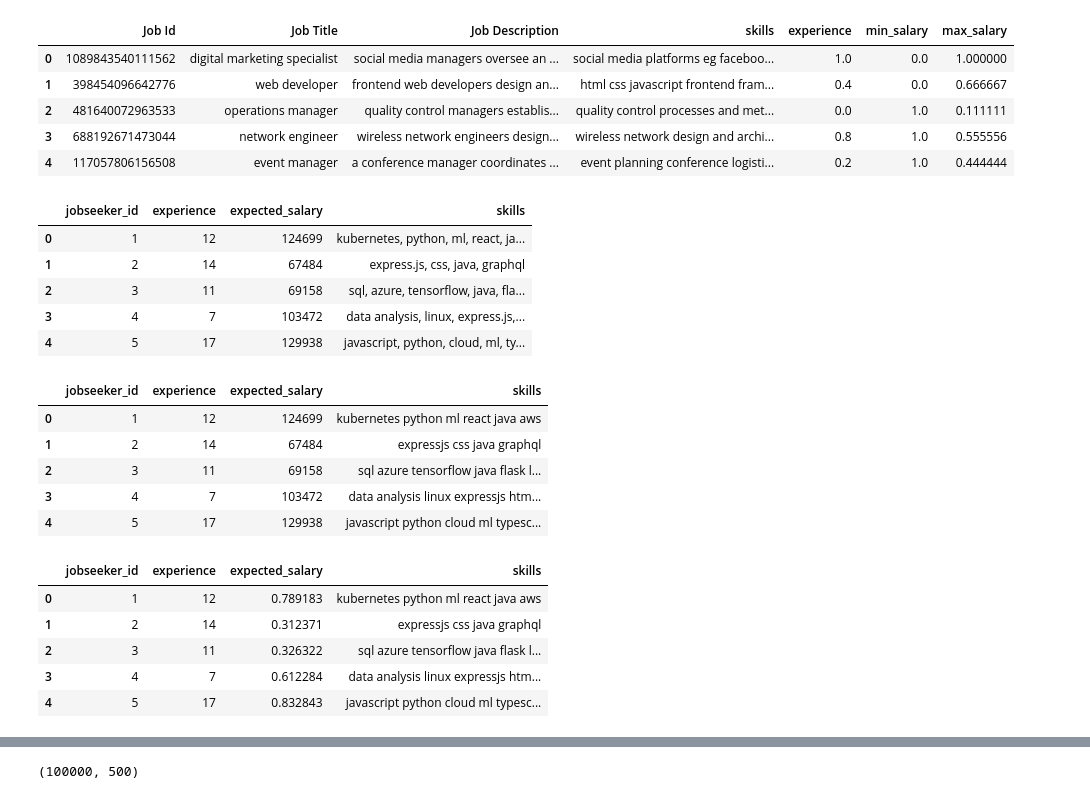
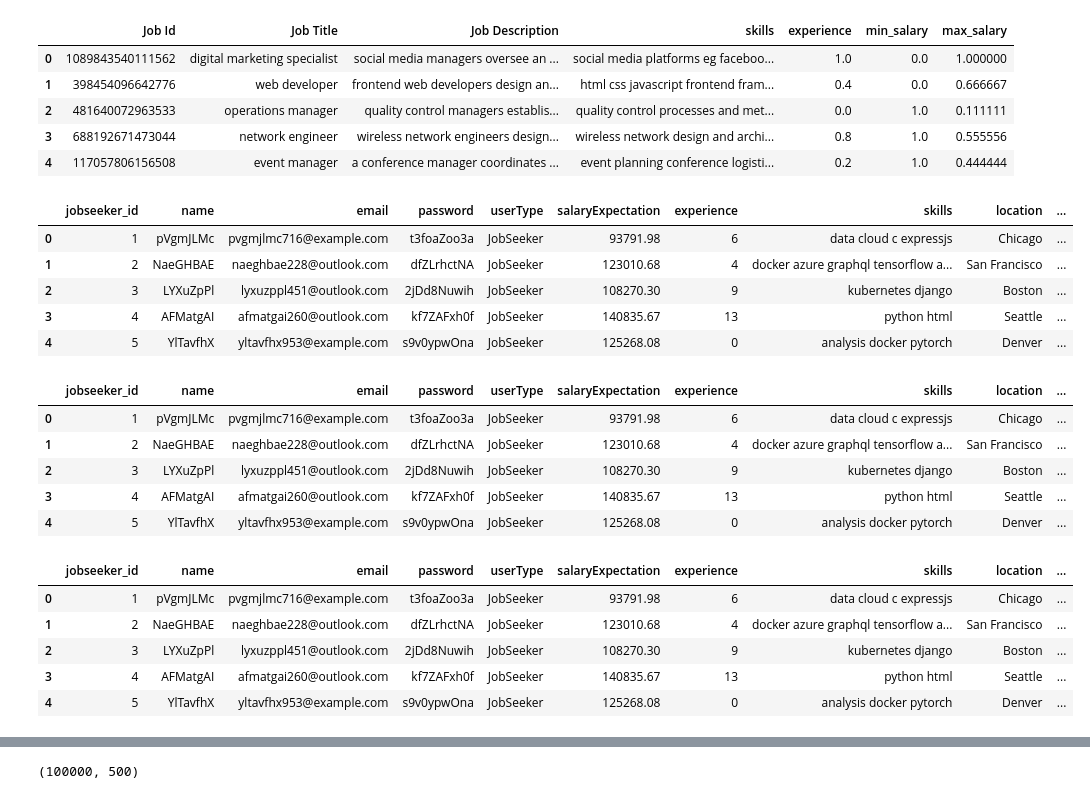
Before and after one commit to Tashrif-007/JobNode, a Jupyter notebook: recApi/train_script/jobRec.ipynb, the cells around one changed output, grey strips where cells are left out. Drawn from its saved outputs; the diff is of its cells as text; code cells hidden in the pictures.

Commit message:
dataset generated

```diff
--- a/recApi/train_script/jobRec.ipynb
+++ b/recApi/train_script/jobRec.ipynb
@@ -139,15 +139,15 @@ df.head()
 | 3 | 688192671473044 | network engineer | wireless network engineers design... | wireless network design and archi... | 0.8 | 1.0 | 0.555556 |
 | 4 | 117057806156508 | event manager | a conference manager coordinates ... | event planning conference logisti... | 0.2 | 1.0 | 0.444444 |
 # %%
-jobSeeker = pd.read_csv("../dataset/job_seekers.csv")
+jobSeeker = pd.read_csv("../dataset/jobseekers_dataset.csv")
 jobSeeker.head()
 # %% [output]
-|  | jobseeker_id | experience | expected_salary | skills |
-| 0 | 1 | 12 | 124699 | kubernetes, python, ml, react, ja... |
-| 1 | 2 | 14 | 67484 | express.js, css, java, graphql |
-| 2 | 3 | 11 | 69158 | sql, azure, tensorflow, java, fla... |
-| 3 | 4 | 7 | 103472 | data analysis, linux, express.js,... |
-| 4 | 5 | 17 | 129938 | javascript, python, cloud, ml, ty... |
+|  | jobseeker_id | name | email | password | userType | salaryExpectation | experience | skills | location | ... |
+| 0 | 1 | pVgmJLMc | pvgmjlmc716@example.com | t3foaZoo3a | JobSeeker | 93791.98 | 6 | data cloud c expressjs | Chicago | ... |
+| 1 | 2 | NaeGHBAE | naeghbae228@outlook.com | dfZLrhctNA | JobSeeker | 123010.68 | 4 | docker azure graphql tensorflow a... | San Francisco | ... |
+| 2 | 3 | LYXuZpPl | lyxuzppl451@outlook.com | 2jDd8Nuwih | JobSeeker | 108270.30 | 9 | kubernetes django | Boston | ... |
+| 3 | 4 | AFMatgAI | afmatgai260@outlook.com | kf7ZAFxh0f | JobSeeker | 140835.67 | 13 | python html | Seattle | ... |
+| 4 | 5 | YlTavfhX | yltavfhx953@example.com | s9v0ypwOna | JobSeeker | 125268.08 | 0 | analysis docker pytorch | Denver | ... |
 # %%
 # Apply cleaning to text columns
 jobSeeker['skills'] = jobSeeker['skills'].apply(clean_text)
@@ -155,22 +155,22 @@ jobSeeker['skills'] = jobSeeker['skills'].apply(clean_text)
 # Check the cleaned data
 jobSeeker.head()
 # %% [output]
-|  | jobseeker_id | experience | expected_salary | skills |
-| 0 | 1 | 12 | 124699 | kubernetes python ml react java aws |
-| 1 | 2 | 14 | 67484 | expressjs css java graphql |
-| 2 | 3 | 11 | 69158 | sql azure tensorflow java flask l... |
-| 3 | 4 | 7 | 103472 | data analysis linux expressjs htm... |
-| 4 | 5 | 17 | 129938 | javascript python cloud ml typesc... |
+|  | jobseeker_id | name | email | password | userType | salaryExpectation | experience | skills | location | ... |
+| 0 | 1 | pVgmJLMc | pvgmjlmc716@example.com | t3foaZoo3a | JobSeeker | 93791.98 | 6 | data cloud c expressjs | Chicago | ... |
+| 1 | 2 | NaeGHBAE | naeghbae228@outlook.com | dfZLrhctNA | JobSeeker | 123010.68 | 4 | docker azure graphql tensorflow a... | San Francisco | ... |
+| 2 | 3 | LYXuZpPl | lyxuzppl451@outlook.com | 2jDd8Nuwih | JobSeeker | 108270.30 | 9 | kubernetes django | Boston | ... |
+| 3 | 4 | AFMatgAI | afmatgai260@outlook.com | kf7ZAFxh0f | JobSeeker | 140835.67 | 13 | python html | Seattle | ... |
+| 4 | 5 | YlTavfhX | yltavfhx953@example.com | s9v0ypwOna | JobSeeker | 125268.08 | 0 | analysis docker pytorch | Denver | ... |
 # %%
-jobSeeker[['expected_salary']] = scaler.fit_transform(jobSeeker[['expected_salary']])
+jobSeeker[['expected_salary']] = scaler.fit_transform(jobSeeker[['salaryExpectation']])
 jobSeeker.head()
 # %% [output]
-|  | jobseeker_id | experience | expected_salary | skills |
-| 0 | 1 | 12 | 0.789183 | kubernetes python ml react java aws |
-| 1 | 2 | 14 | 0.312371 | expressjs css java graphql |
-| 2 | 3 | 11 | 0.326322 | sql azure tensorflow java flask l... |
-| 3 | 4 | 7 | 0.612284 | data analysis linux expressjs htm... |
-| 4 | 5 | 17 | 0.832843 | javascript python cloud ml typesc... |
+|  | jobseeker_id | name | email | password | userType | salaryExpectation | experience | skills | location | ... |
+| 0 | 1 | pVgmJLMc | pvgmjlmc716@example.com | t3foaZoo3a | JobSeeker | 93791.98 | 6 | data cloud c expressjs | Chicago | ... |
+| 1 | 2 | NaeGHBAE | naeghbae228@outlook.com | dfZLrhctNA | JobSeeker | 123010.68 | 4 | docker azure graphql tensorflow a... | San Francisco | ... |
+| 2 | 3 | LYXuZpPl | lyxuzppl451@outlook.com | 2jDd8Nuwih | JobSeeker | 108270.30 | 9 | kubernetes django | Boston | ... |
+| 3 | 4 | AFMatgAI | afmatgai260@outlook.com | kf7ZAFxh0f | JobSeeker | 140835.67 | 13 | python html | Seattle | ... |
+| 4 | 5 | YlTavfhX | yltavfhx953@example.com | s9v0ypwOna | JobSeeker | 125268.08 | 0 | analysis docker pytorch | Denver | ... |
 # %%
 jobSeeker[['experience']] = scaler.fit_transform(jobSeeker[['experience']])
 jobSeeker.head()
```
Also changed, not shown: parts of 3 cells of this notebook, 6 other files.
